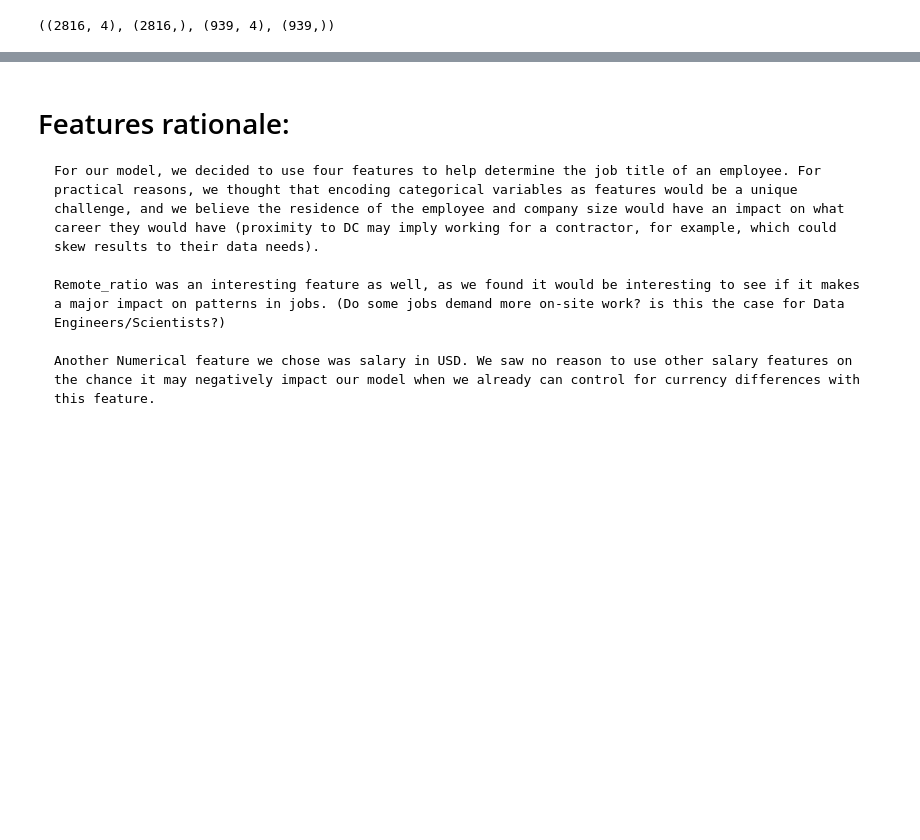
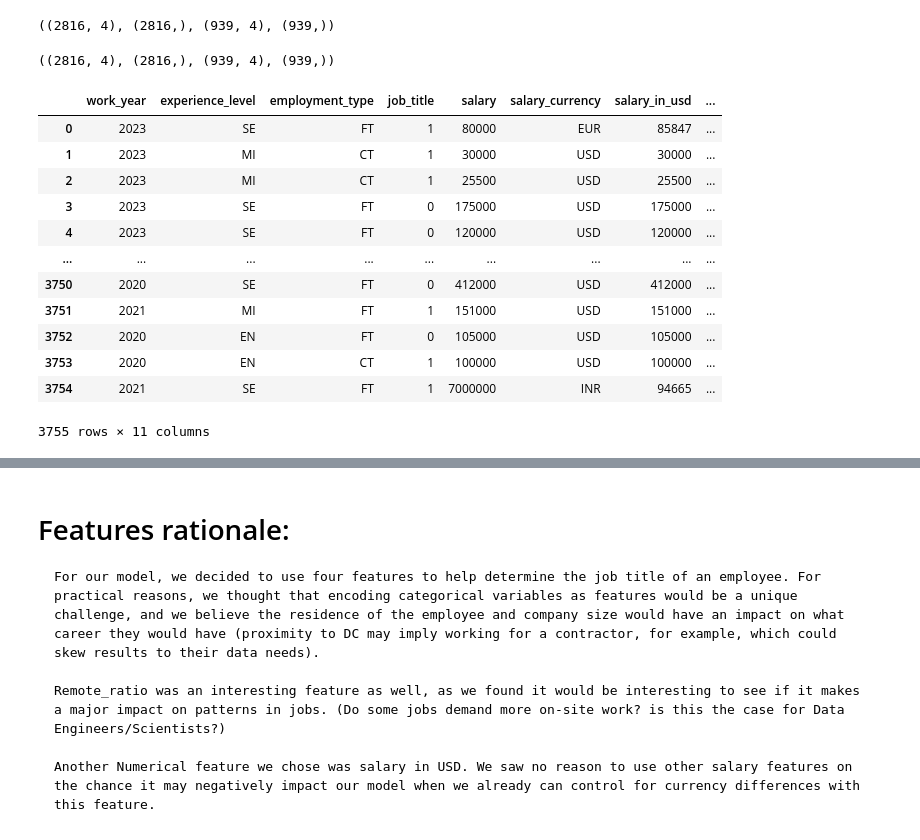
Before and after one commit to manny-pi/inst.354.final.project, a Jupyter notebook: final_project.ipynb, the cells around one changed output, grey strips where cells are left out. Cells and saved outputs as stored; diff of their text form; code cells hidden in the pictures; blank space fills up the shorter version.

```diff
--- a/final_project.ipynb
+++ b/final_project.ipynb
@@ -101,2 +101,29 @@ X_train.shape, y_train.shape, X_test.shape, y_test.shape
 # %% [output]
 ((2816, 4), (2816,), (939, 4), (939,))
+# %%
+# Split the data into training and test sets
+
+X = df.drop(labels=["job_title"], axis=1) # select the features
+y = (df['job_title']).values # select the target
+
+# split the data into training and testing sets
+X_train, X_test, y_train, y_test = tts(X, y, random_state=10)
+X_train.shape, y_train.shape, X_test.shape, y_test.shape
+# %% [output]
+((2816, 4), (2816,), (939, 4), (939,))
+# %%
+ds_salaries
+# %% [output]
+|  | work_year | experience_level | employment_type | job_title | salary | salary_currency | salary_in_usd | ... |
+| 0 | 2023 | SE | FT | 1 | 80000 | EUR | 85847 | ... |
+| 1 | 2023 | MI | CT | 1 | 30000 | USD | 30000 | ... |
+| 2 | 2023 | MI | CT | 1 | 25500 | USD | 25500 | ... |
+| 3 | 2023 | SE | FT | 0 | 175000 | USD | 175000 | ... |
+| 4 | 2023 | SE | FT | 0 | 120000 | USD | 120000 | ... |
+| ... | ... | ... | ... | ... | ... | ... | ... | ... |
+| 3750 | 2020 | SE | FT | 0 | 412000 | USD | 412000 | ... |
+| 3751 | 2021 | MI | FT | 1 | 151000 | USD | 151000 | ... |
+| 3752 | 2020 | EN | FT | 0 | 105000 | USD | 105000 | ... |
+| 3753 | 2020 | EN | CT | 1 | 100000 | USD | 100000 | ... |
+| 3754 | 2021 | SE | FT | 1 | 7000000 | INR | 94665 | ... |
+3755 rows × 11 columns
```
Also changed, not shown: parts of 7 cells of this notebook.
